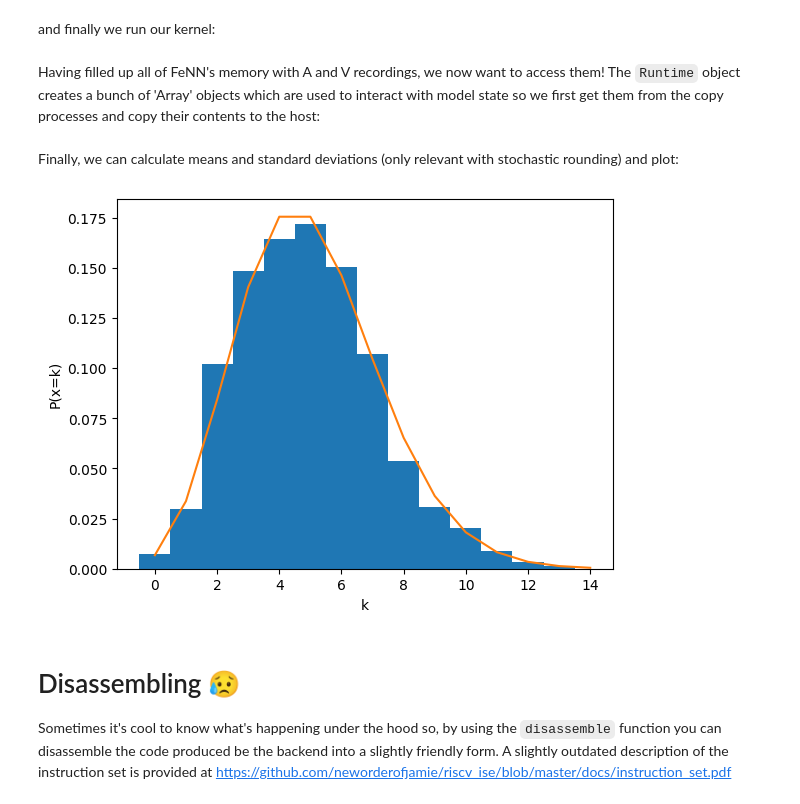
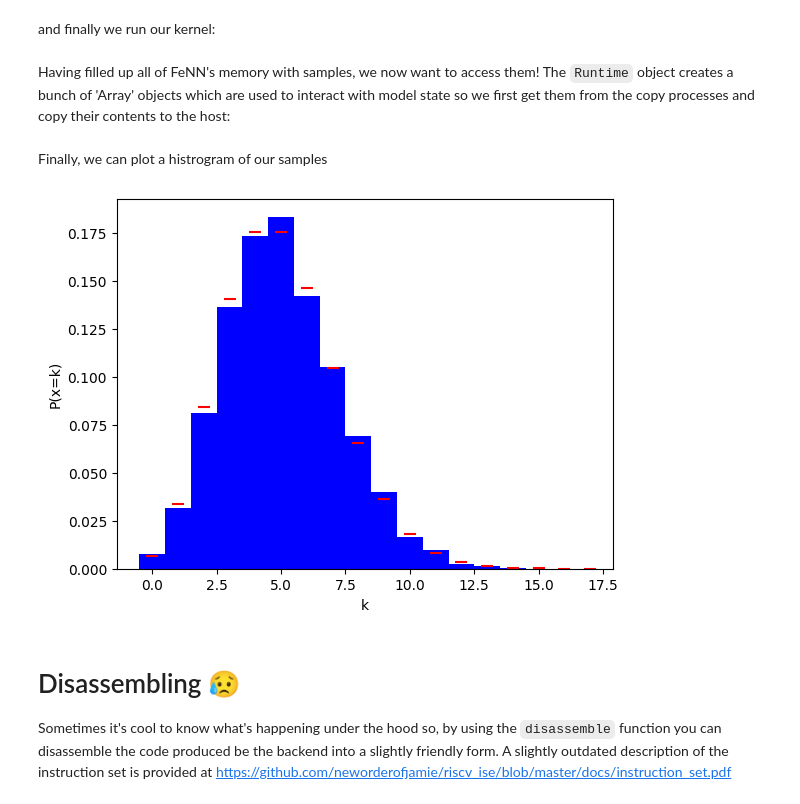
Before and after one commit to neworderofjamie/riscv_ise, a Jupyter notebook: tutorials/poisson.ipynb, the cells around one changed output. Drawn from its saved outputs; the diff is of its cells as text; code cells hidden in the pictures.

```diff
--- a/tutorials/poisson.ipynb
+++ b/tutorials/poisson.ipynb
@@ -130,6 +138,4 @@ and finally we run our kernel:
 # %%
 runtime.run()
 # %% [markdown]
-Having filled up all of FeNN's memory with A and V recordings, we now want to access them! The ``Runtime`` object creates a bunch of 'Array' objects which are used to interact with model state so we first get them from the copy processes and copy their contents to the host:
+Having filled up all of FeNN's memory with samples, we now want to access them! The ``Runtime`` object creates a bunch of 'Array' objects which are used to interact with model state so we first get them from the copy processes and copy their contents to the host:
-# %% [markdown]
-Finally, we can calculate means and standard deviations (only relevant with stochastic rounding) and plot:
@@ -136,19 +146,16 @@ Finally, we can calculate means and standard deviations (only relevant with stoc
+# %% [markdown]
+Finally, we can plot a histrogram of our samples
 # %%
-
-num_spikes_copy_array, num_spikes_copy_view = get_array_view(runtime, copy_num_spikes.target,
-                                                             np.int16)
-num_spikes_copy_array.pull_from_device()
-
 x = np.arange(np.amin(num_spikes_copy_view), 1 + np.amax(num_spikes_copy_view))
 
 fig, axis = plt.subplots()
-axis.hist(num_spikes_copy_view, bins=x - 0.5, density=True)
-axis.plot(x, poisson.pmf(x, 5.0))
+axis.hist(num_spikes_copy_view, bins=x - 0.5, density=True, color="blue")
+axis.scatter(x, poisson.pmf(x, rate / 1000.0), marker="_", s=75, color="red")
 axis.set_xlabel("k")
 axis.set_ylabel("P(x=k)")
 plt.show()
 # %% [output]
-[figure, old version]
+[figure, new version]
 # %% [markdown]
 # Disassembling 😥
 Sometimes it's cool to know what's happening under the hood so, by using the ``disassemble`` function you can disassemble the code produced be the backend into a slightly friendly form. A slightly outdated description of the instruction set is provided at https://github.com/neworderofjamie/riscv_ise/blob/master/docs/instruction_set.pdf
```
Also changed, not shown: parts of 13 cells of this notebook.
